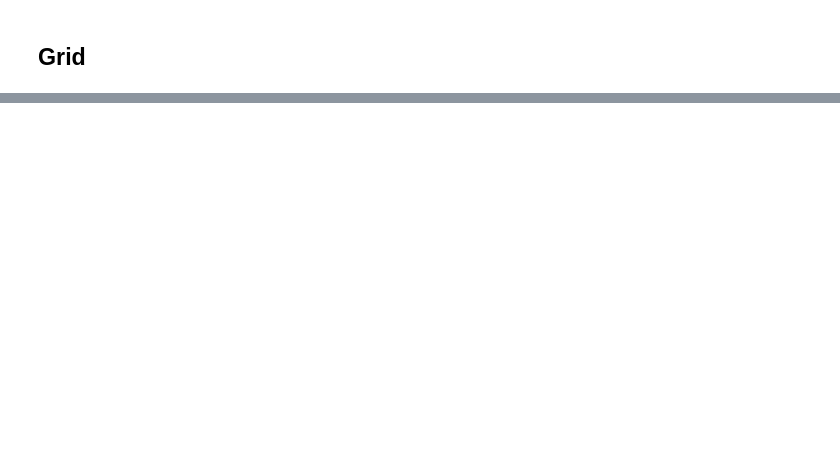
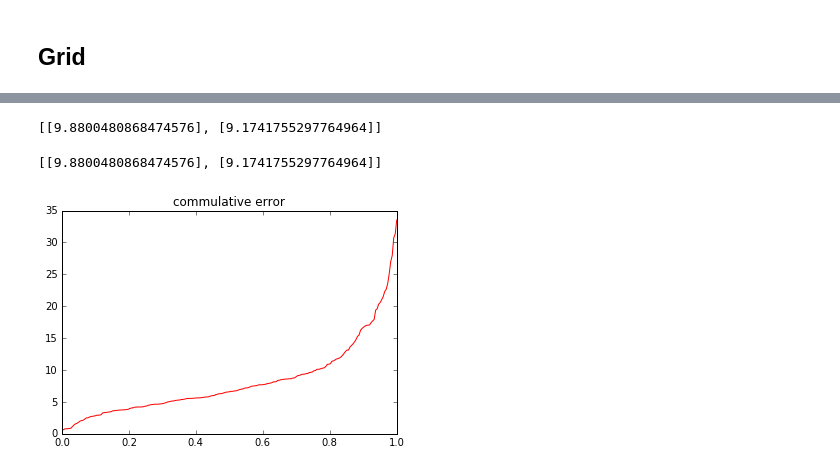
Before and after one commit to yairbeer/lis2016, a Jupyter notebook: train-heir-II.ipynb, the cells around one changed output, grey strips where cells are left out. Saved outputs shown, nothing was run; the diff lists cells and outputs as text; code cells hidden in the pictures; blank space fills up the shorter version.

```diff
--- a/train-heir-II.ipynb
+++ b/train-heir-II.ipynb
@@ -653,0 +743,44 @@ print(train_2d_grid[build][floor].lat_lim)
+# %%
+# Calculate errors
+def dtom_calc(local_latitude, mes_d):
+    local_radius = 6378137 * np.cos(np.pi * local_latitude / 180)
+    mes_m = mes_d * (local_radius * 2 * np.pi) / 360
+    return mes_m
+
+test_deg_m_scale = []
+for test_i in range(len(test_wifi)):
+    test_deg_m_scale.append(dtom_calc(np.median(predicted_2d[test_i][:, 0]), 1))
+
+test_error_wifi = []
+for test_i in range(len(test_wifi)):
+    error_2d = np.sqrt((predicted_2d[test_i][:, 0] - test_wifi_lat[test_i].values) ** 2 +
+                       (predicted_2d[test_i][:, 1] - test_wifi_lng[test_i].values) ** 2) * test_deg_m_scale[test_i]
+    error_build = 50 * (predicted_build[test_i] != test_wifi_build[test_i].values)
+    error_floor = 15 * np.abs(predicted_floor[test_i] - test_wifi_floor[test_i].values)
+    test_error_wifi.append(error_2d + error_floor + error_build)
+# %% [output]
+[[9.8800480868474576], [9.1741755297764964]]
+# %%
+# Plot errors
+error_prob = []
+error_ranked = []
+test_error_q3 = []
+for test_i in range(len(test_error_wifi)):
+    cur_errors = np.sort(test_error_wifi[test_i])
+    density = 1 / cur_errors.shape[0]
+    error_ranked.append([cur_errors[0]])
+    error_prob.append([density])
+    for err_i in cur_errors[1:]:
+        error_prob[test_i].append(error_prob[test_i][-1] + density)
+        error_ranked[test_i].append(err_i)
+    test_error_q3.append([cur_errors[int(cur_errors.shape[0] * 3 / 4)]])
+print(test_error_q3)
+
+route = 0
+# Plot commulative error of predicitions
+plt.plot(error_prob[route], error_ranked[route], 'r')
+plt.title('commulative error')
+plt.show()
+# %% [output]
+[[9.8800480868474576], [9.1741755297764964]]
+[figure, added]
```
Also changed, not shown: parts of 9 cells of this notebook, 1 other file.
